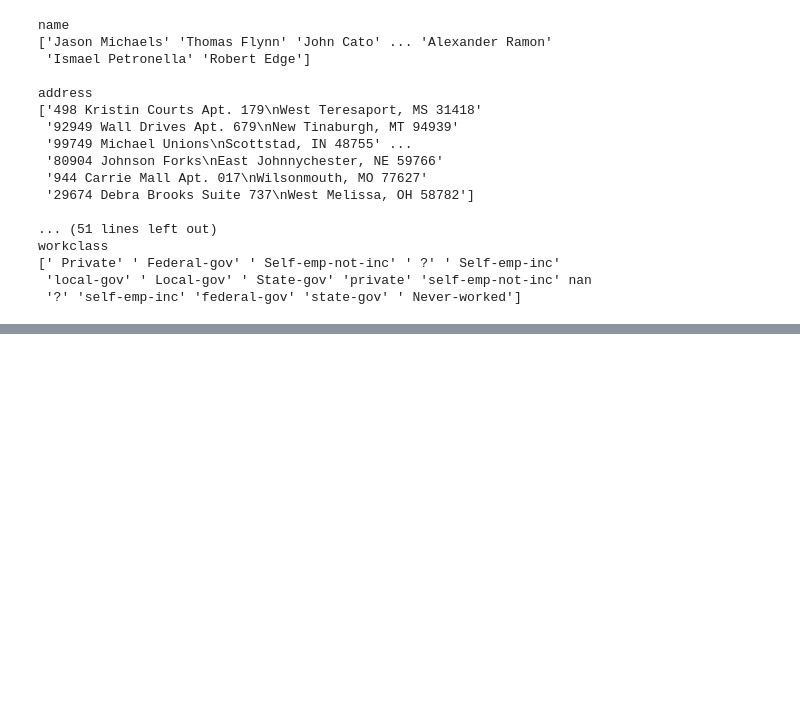
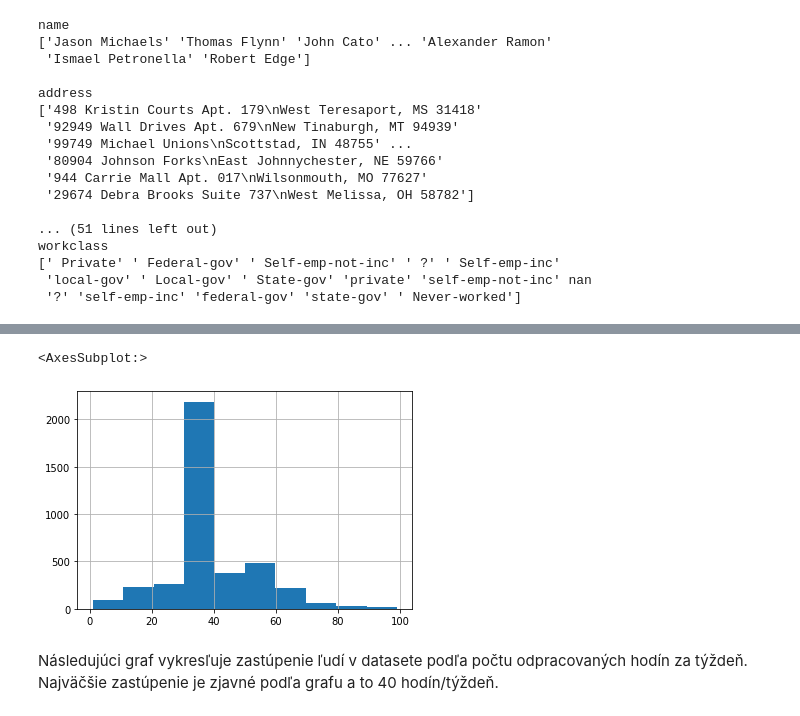
Before and after one commit to SzMatej/IAU_2020-2021, a Jupyter notebook: Project.ipynb, the cells around one changed output, grey strips where cells are left out. Saved outputs shown, nothing was run; the diff lists cells and outputs as text; code cells hidden in the pictures; blank space fills up the shorter version.

```diff
--- a/Project.ipynb
+++ b/Project.ipynb
@@ -101,0 +219,7 @@ array([[<AxesSubplot:title={'center':'capital-gain'}>]], dtype=object)
+# %%
+train['hours-per-week'].hist()
+# %% [output]
+<AxesSubplot:>
+[figure, added]
+# %% [markdown]
+Následujúci graf vykresľuje zastúpenie ľudí v datasete podľa počtu odpracovaných hodín za týždeň. Najväčšie zastúpenie je zjavné podľa grafu a to 40 hodín/týždeň.
```
Also changed, not shown: parts of 23 cells of this notebook.
